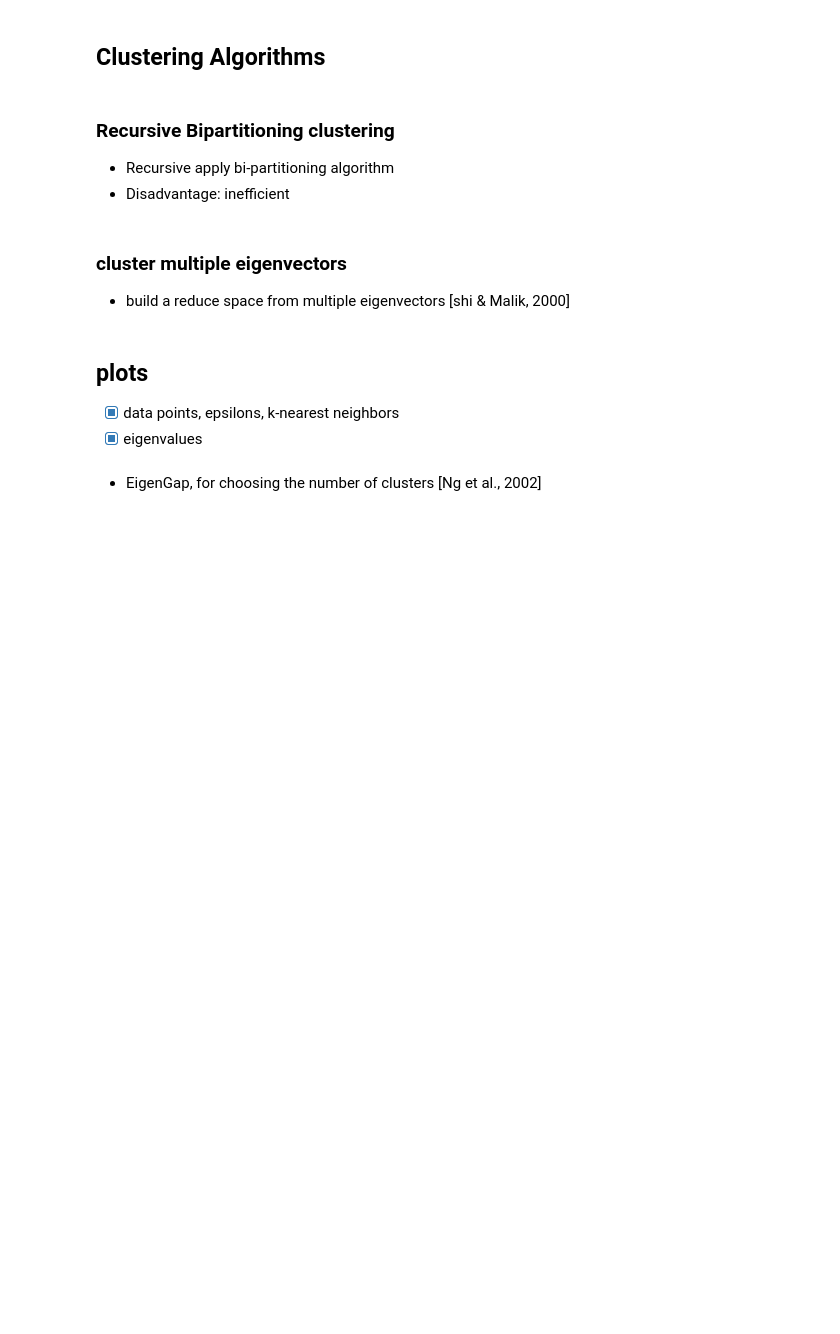
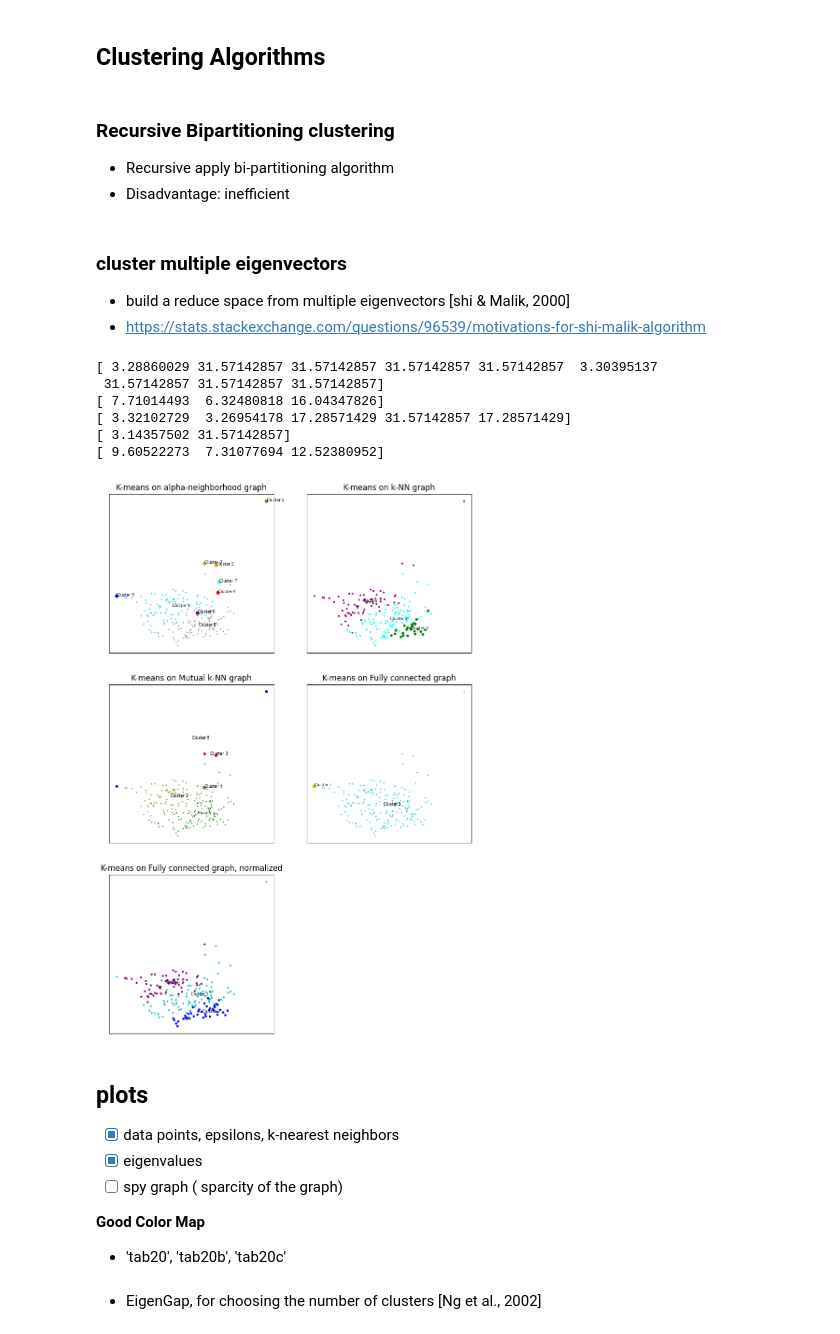
Before and after one commit to Aayush2492/Fraud-Analytics-Assignments, a Jupyter notebook: 3/spectral_clustering.ipynb, the cells around one changed output. Drawn from its saved outputs; the diff is of its cells as text; code cells hidden in the pictures; blank space fills up the shorter version.

```diff
--- a/3/spectral_clustering.ipynb
+++ b/3/spectral_clustering.ipynb
@@ -365,10 +338,68 @@ def spectralClustering_recursive(df, K, L, eigenvectors):
 # %% [markdown]
 ### cluster multiple eigenvectors
 - build a reduce space from multiple eigenvectors [shi & Malik, 2000]
+- https://stats.stackexchange.com/questions/96539/motivations-for-shi-malik-algorithm
+
+<!-- ![image.png](attachment:image.png) -->
+# %%
+# Clustering using K-means
+from sklearn.cluster import KMeans
+
+colors = ['g', 'purple', 'r', 'b','orange', 'pink', 'y', 'm', 'gray','c', 'olive', 'cyan']
+fig, ax = plt.subplots(3, 2, figsize=(10, 15))
+ax = ax.flatten()
+
+
+for i in range(5):
+    kmeans = KMeans(n_clusters=best_Ks[i], random_state=0, n_init='auto').fit(eigenvectors_list[i][:, :best_Ks[i]])
+    labels = kmeans.labels_
+    # no of elements in each cluster
+    sizes = np.bincount(labels)
+    # print(sizes)
+
+
+    # size of dot to be inversely proportional to the size of the cluster integer between 1 to 10
+    sizes_inv = 1/sizes
+    sizes = 3 + 30*sizes_inv/np.max(sizes_inv + 5e-2)
+    size_of_pnt = [ sizes[labels[i]] for i in range(n)]
+    print(sizes)
+    # create a unique color map from tab20b
+    # colors = plt.cm.tab20b(np.linspace(0, 1, len(np.unique(labels))))
+    np.random.shuffle(colors)
+    c = [colors[i] for i in labels]
+    ax[i].scatter(pc[:, 0], pc[:, 1], c=c, s=size_of_pnt, alpha=1, edgecolors='none', marker='o')
+    ax[i].set_title(f'K-means on {plots_titles[i]}')
+    ax[i].set_xticks([])
+    ax[i].set_yticks([])
+    # for i_ in range(n):
+    #     for j_ in range(i_+1, n):
+    #         if labels[i_] == labels[j_]:
+    #             ax[i].plot(pc[[i_, j_], 0], pc[[i_, j_], 1], lw=0.1, c=c[i_], alpha=0.05)
+
+    K_ = best_Ks[i]
+    for k_ in range(K_):
+        ax[i].annotate('Cluster {}'.format(k_+1), (pc[labels == k_, 0].mean(), pc[labels == k_, 1].mean()), fontsize=6)
+
+
+ax[5].axis('off')
+# ax[5].legend(*plt.gca().get_legend_handles_labels(), loc='center', ncol=2, fontsize=8)
+plt.show()
+# %% [output]
+[ 3.28860029 31.57142857 31.57142857 31.57142857 31.57142857  3.30395137
+ 31.57142857 31.57142857 31.57142857]
+[ 7.71014493  6.32480818 16.04347826]
+[ 3.32102729  3.26954178 17.28571429 31.57142857 17.28571429]
+[ 3.14357502 31.57142857]
+[ 9.60522273  7.31077694 12.52380952]
+[figure, added]
 # %% [markdown]
 ## plots
 - [x] data points, epsilons, k-nearest neighbors
 - [x] eigenvalues
+- [ ] spy graph ( sparcity of the graph)
 <!-- - [ ] eigenvectors (Not know how, will it be usefull) -->
+
+**Good Color Map**
+- 'tab20', 'tab20b', 'tab20c'
 # %% [markdown]
 - EigenGap, for choosing the number of clusters [Ng et al., 2002]
```
Also changed, not shown: parts of 4 cells of this notebook.
